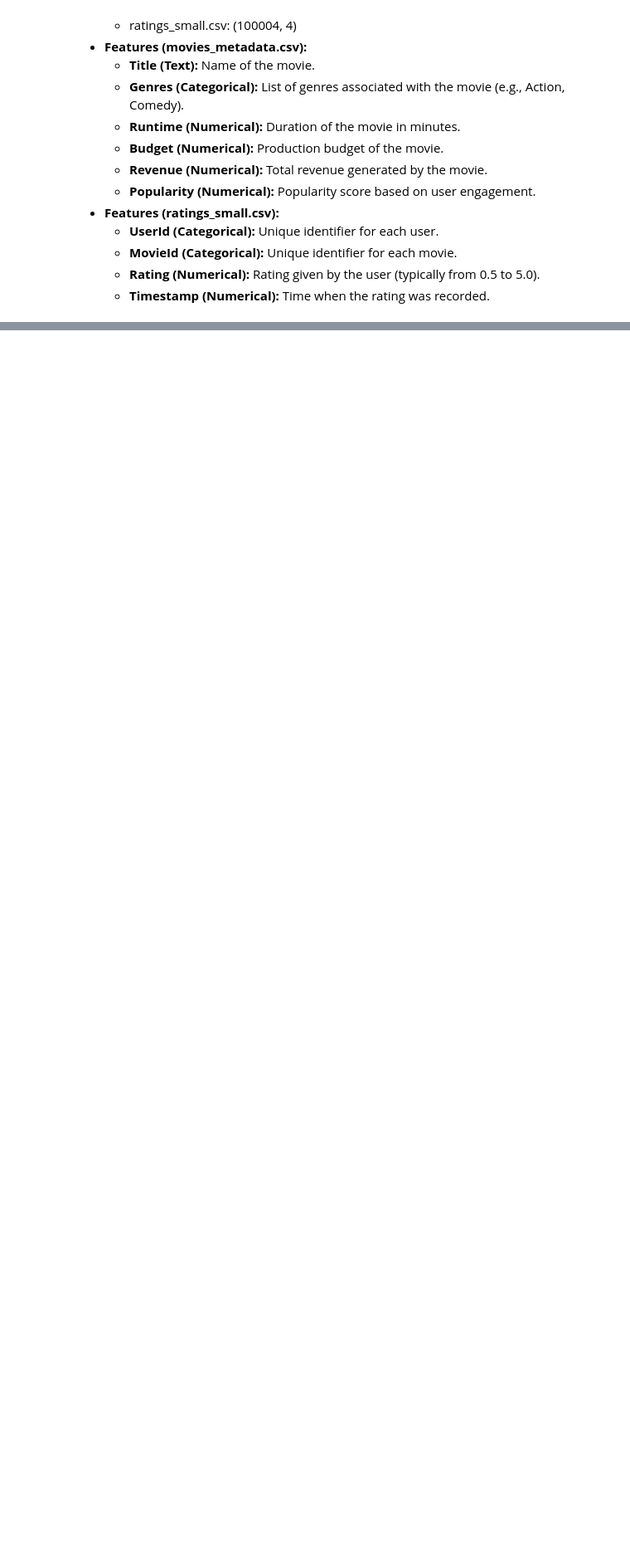
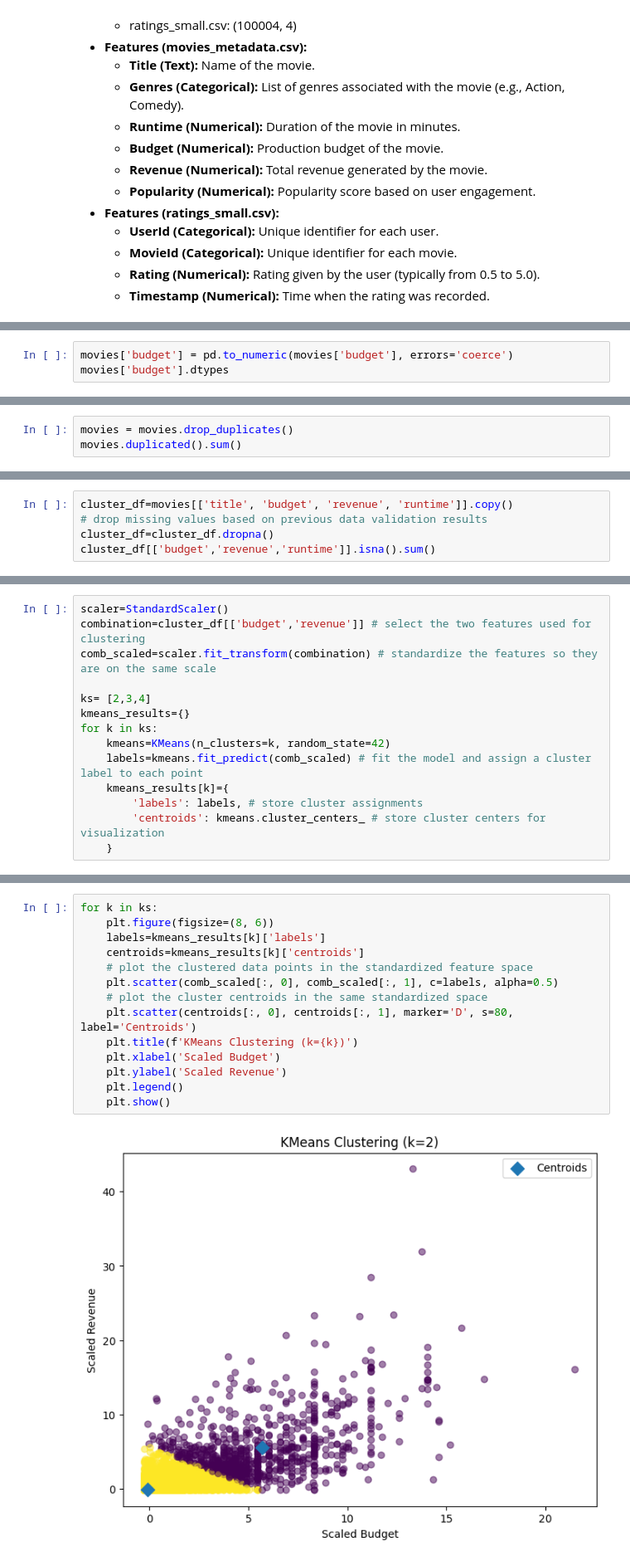
Before and after one commit to Zixin-Fan/CSI4142-A4, a Jupyter notebook: CSI4142_A4_ZixinFan_SolinMaaroof.ipynb, the cells around one changed output, grey strips where cells are left out. Shown at 83% size. Cells and saved outputs as stored; diff of their text form; blank space fills up the shorter version.

```diff
--- a/CSI4142_A4_ZixinFan_SolinMaaroof.ipynb
+++ b/CSI4142_A4_ZixinFan_SolinMaaroof.ipynb
@@ -60,0 +116,3 @@ ratings.shape
+# %%
+movies['budget'] = pd.to_numeric(movies['budget'], errors='coerce')
+movies['budget'].dtypes
@@ -60,0 +129,3 @@ ratings.shape
+# %%
+movies = movies.drop_duplicates()
+movies.duplicated().sum()
@@ -60,0 +223,5 @@ ratings.shape
+# %%
+cluster_df=movies[['title', 'budget', 'revenue', 'runtime']].copy()
+# drop missing values based on previous data validation results
+cluster_df=cluster_df.dropna()
+cluster_df[['budget','revenue','runtime']].isna().sum()
@@ -60,0 +237,14 @@ ratings.shape
+# %%
+scaler=StandardScaler()
+combination=cluster_df[['budget','revenue']] # select the two features used for clustering
+comb_scaled=scaler.fit_transform(combination) # standardize the features so they are on the same scale
+
+ks= [2,3,4]
+kmeans_results={}
+for k in ks:
+    kmeans=KMeans(n_clusters=k, random_state=42)
+    labels=kmeans.fit_predict(comb_scaled) # fit the model and assign a cluster label to each point
+    kmeans_results[k]={
+        'labels': labels, # store cluster assignments
+        'centroids': kmeans.cluster_centers_ # store cluster centers for visualization
+    }
@@ -60,0 +253,16 @@ ratings.shape
+# %%
+for k in ks:
+    plt.figure(figsize=(8, 6))
+    labels=kmeans_results[k]['labels']
+    centroids=kmeans_results[k]['centroids']
+    # plot the clustered data points in the standardized feature space
+    plt.scatter(comb_scaled[:, 0], comb_scaled[:, 1], c=labels, alpha=0.5)
+    # plot the cluster centroids in the same standardized space
+    plt.scatter(centroids[:, 0], centroids[:, 1], marker='D', s=80, label='Centroids')
+    plt.title(f'KMeans Clustering (k={k})')
+    plt.xlabel('Scaled Budget')
+    plt.ylabel('Scaled Revenue')
+    plt.legend()
+    plt.show()
+# %% [output]
+[figure, added]
```
Also changed, not shown: parts of 92 cells of this notebook.
